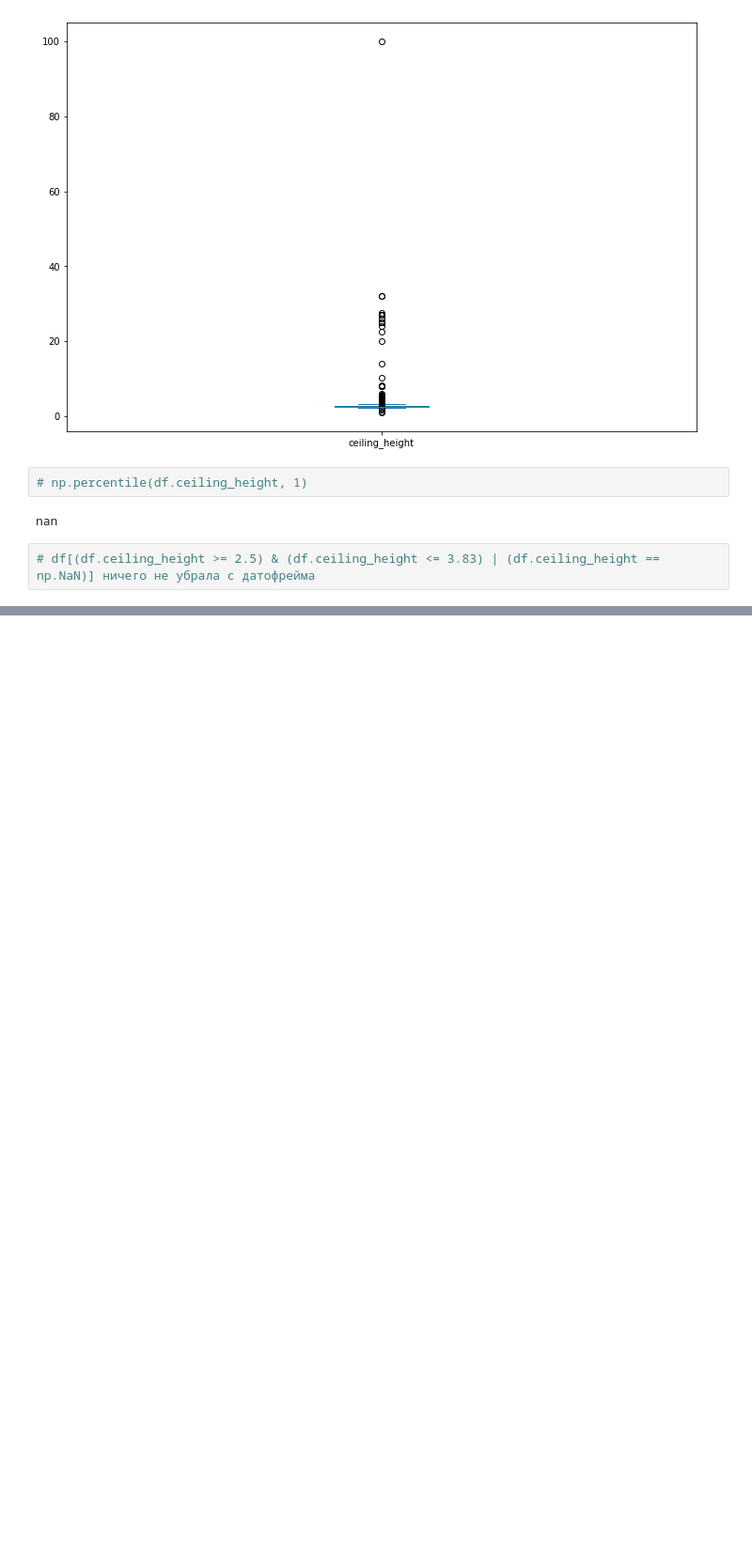
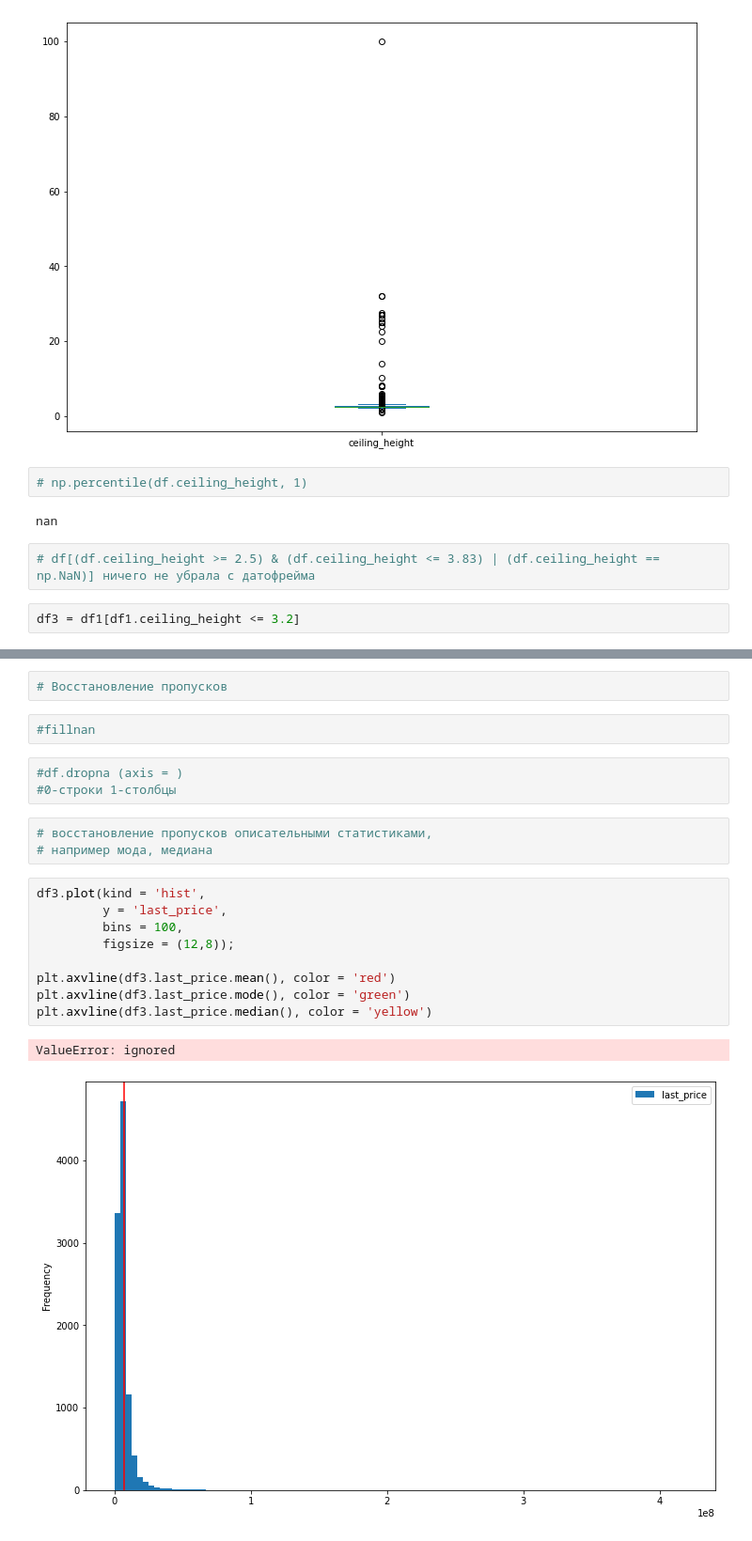
Before and after one commit to PonomarevaElena/Data, a Jupyter notebook: Стажировка_квартиры/project7.ipynb, the cells around one changed output, grey strips where cells are left out. Shown at 94% size. Cells and saved outputs as stored; diff of their text form; blank space fills up the shorter version.

```diff
--- a/Стажировка_квартиры/project7.ipynb
+++ b/Стажировка_квартиры/project7.ipynb
@@ -307,3 +308,5 @@ df.plot(kind = 'box',
 nan
 # %%
 # df[(df.ceiling_height >= 2.5) & (df.ceiling_height <= 3.83) | (df.ceiling_height == np.NaN)] ничего не убрала с датофрейма
+# %%
+df3 = df1[df1.ceiling_height <= 3.2]
@@ -309,0 +333,22 @@ nan
+# %%
+# Восстановление пропусков
+# %%
+#fillnan
+# %%
+#df.dropna (axis = )
+#0-строки 1-столбцы
+# %%
+# восстановление пропусков описательными статистиками,
+# например мода, медиана
+# %%
+df3.plot(kind = 'hist',
+         y = 'last_price',
+         bins = 100,
+         figsize = (12,8));
+
+plt.axvline(df3.last_price.mean(), color = 'red')
+plt.axvline(df3.last_price.mode(), color = 'green')
+plt.axvline(df3.last_price.median(), color = 'yellow')
+# %% [output]
+ValueError: ignored
+[figure, added]
```
Also changed, not shown: parts of 3 cells of this notebook.
